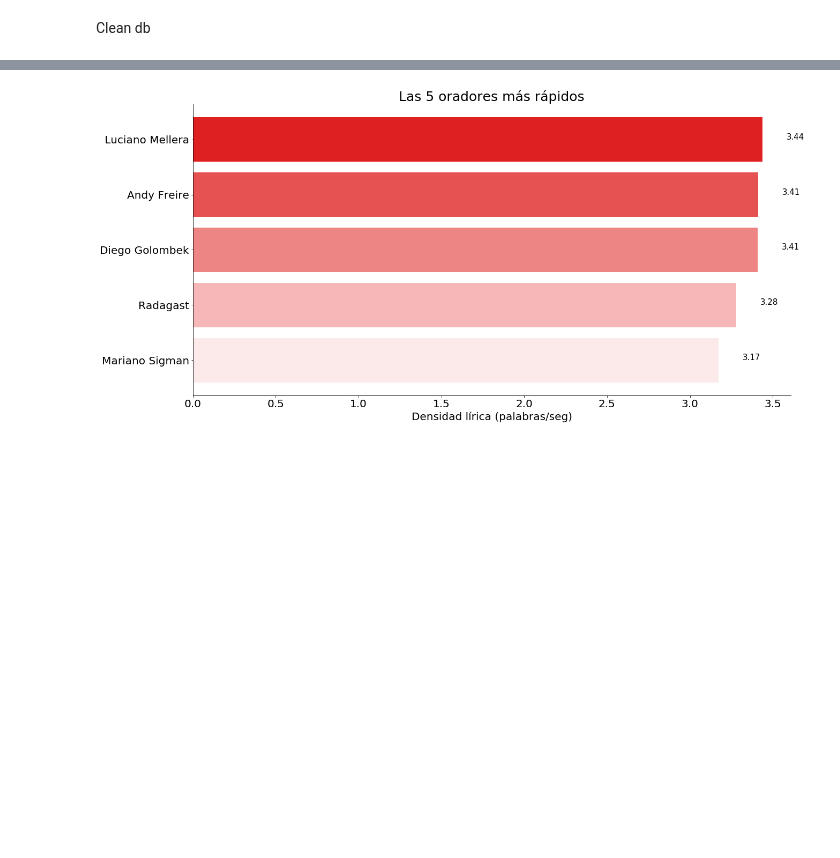
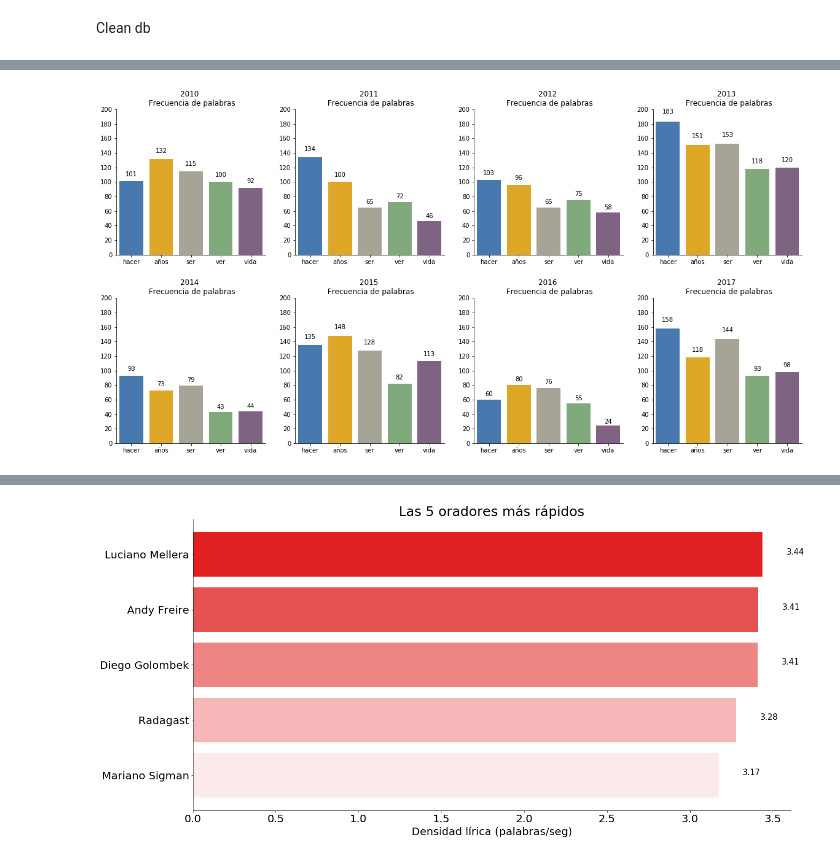
Before and after one commit to alexing/tedx, a Jupyter notebook: tedx_exploration.ipynb, the cells around one changed output, grey strips where cells are left out. Saved outputs shown, nothing was run; the diff lists cells and outputs as text; code cells hidden in the pictures; blank space fills up the shorter version.

```diff
--- a/tedx_exploration.ipynb
+++ b/tedx_exploration.ipynb
@@ -204,0 +187,3 @@ plot_wordcloud_from_list(to_plot, "wordcloud")
+# %%
+top_5 = counts.head(5)
+top_5
@@ -204,0 +222,39 @@ plot_wordcloud_from_list(to_plot, "wordcloud")
+# %%
+ROWS = 2
+COLS = 4
+years = sorted(df.year.unique())
+colors = ["windows blue", "amber", "greyish", "faded green", "dusty purple"]
+word_palette = sns.xkcd_palette(colors)
+
+
+def autolabel(rects, x, y):
+    """
+    Attach a text label above each bar displaying its height
+    """
+    for rect in rects:
+        height = rect.get_height()
+        axes[x,y].text(rect.get_x() + rect.get_width()/2., 1.05*height,
+                '%d' % int(height),
+                ha='center', va='bottom')
+# %%
+fig, axes = plt.subplots(nrows=ROWS, ncols=COLS, figsize=(20,10))
+
+for row in range(ROWS):
+    for col in range(COLS):
+        a_year = years.pop(0)
+        words = words_by_year[a_year]
+        sns.barplot(list(range(len(words))), list(words.values()), ax=axes[row, col], palette=word_palette)
+        axes[row, col].set_xticks(range(len(words)))
+        axes[row, col].set_xticklabels(list(words.keys()))
+        axes[row, col].yaxis.set_major_locator(MaxNLocator(integer=True))
+        axes[row, col].set_ylim([0,200])
+        axes[row, col].set_title("%d \n Frecuencia de palabras" % a_year)
+        axes[row, col].spines['right'].set_visible(False)
+        axes[row, col].spines['top'].set_visible(False)
+        autolabel(axes[row, col].patches, row, col)
+
+plt.subplots_adjust(hspace = 0.3)
+# plt.savefig('img/terms_by_album.jpg')
+plt.show()
+# %% [output]
+[figure, added]
```
Also changed, not shown: parts of 22 cells of this notebook, 1 other file.
